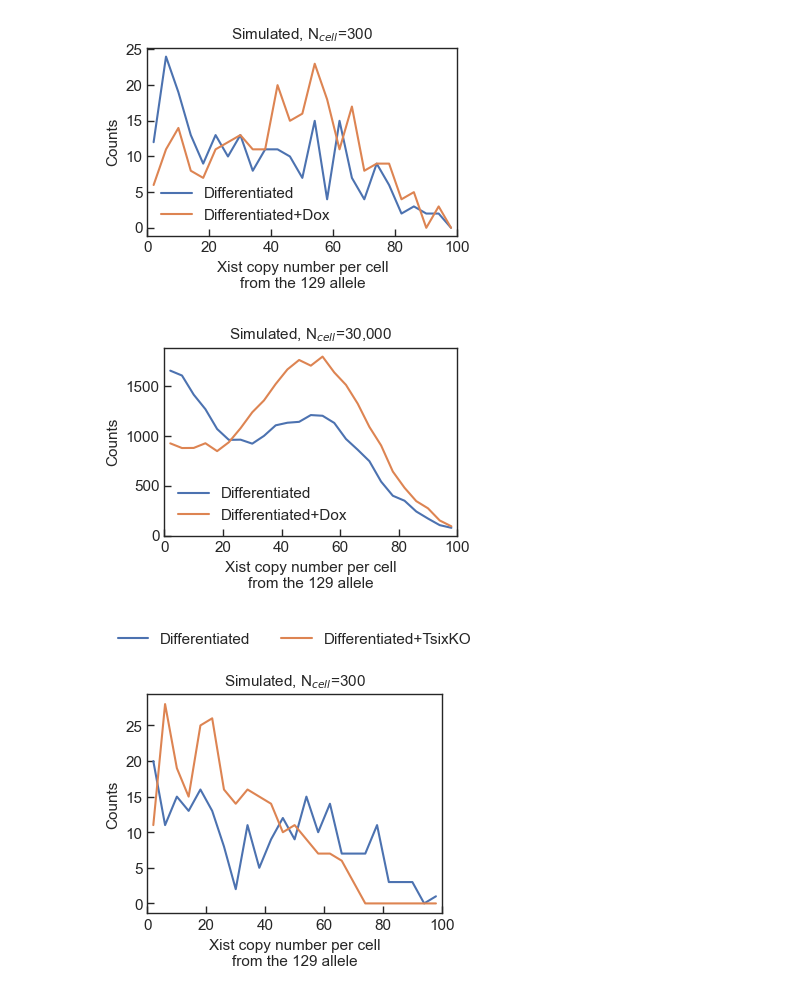
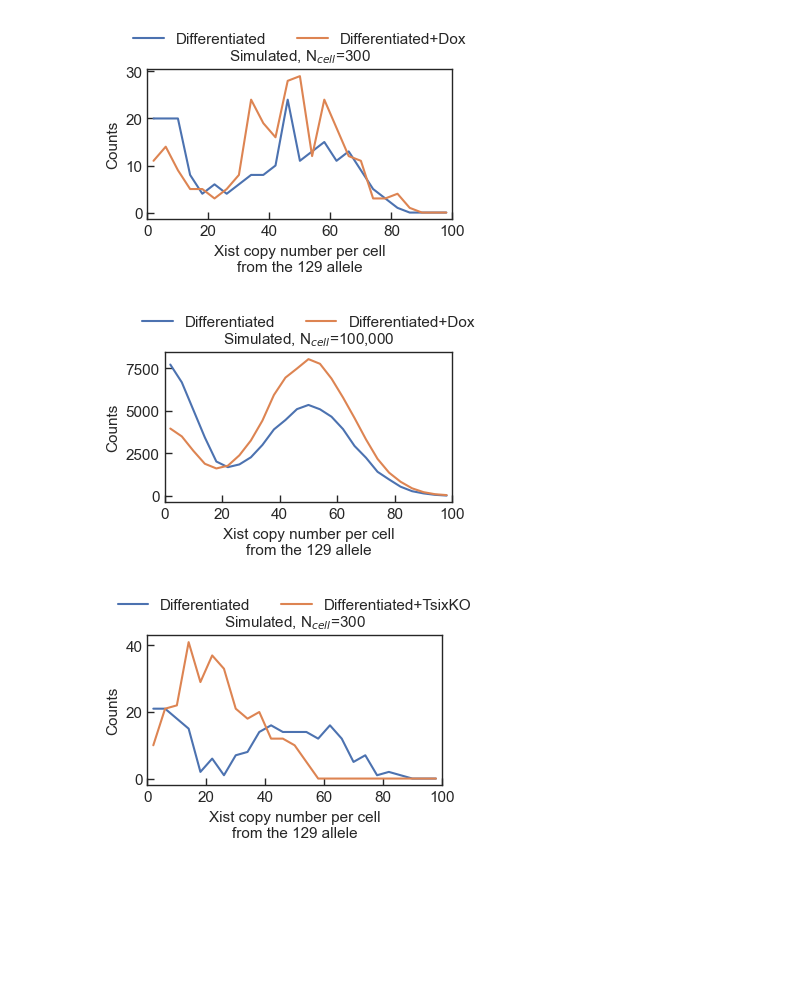
Before and after one commit to Guoming-Gao/GG-general-GuttmanLab, a Jupyter notebook: Simulation-more counts matter.ipynb, the cells around one changed output. Cells and saved outputs as stored; diff of their text form; code cells hidden in the pictures; blank space fills up the shorter version.

```diff
--- a/Simulation-more counts matter.ipynb
+++ b/Simulation-more counts matter.ipynb
@@ -58,8 +49,8 @@ data_Dox = generate_dual_gaussian(20, sigma1, 70, sigma2, N_data, weights_Dox)
 # %%
 # mean1, sigma1, mean2, sigma2, num_points, weights=(0.5, 0.5)
 N_data = 300
-sigma1 = 15
-sigma2 = 20
+sigma1 = 10
+sigma2 = 15
 weights_control = (0.5, 0.5)
 weights_Dox = (0.25, 0.75)
 data_control = generate_dual_gaussian(0, sigma1, 50, sigma2, N_data, weights_control)
@@ -70,40 +61,40 @@ label1 = "Differentiated"
 label2 = "Differentiated+Dox"
 bins = 25
 x_max = 100
 hist_A, bins_edge = np.histogram(data1, bins=bins, range=(0, x_max))
 hist_B, bins_edge = np.histogram(data2, bins=bins, range=(0, x_max))
 midpoints = (bins_edge[:-1] + bins_edge[1:]) / 2
 plt.figure(figsize=(4, 3))
 # plot data
 plt.plot(midpoints, hist_A, label=label1)
 plt.plot(midpoints, hist_B, label=label2)
 # plot ground truth
 plt.xlim(0, x_max)
-plt.legend(frameon=False, loc=3)
+plt.legend(frameon=False, loc='center', bbox_to_anchor=[0.5, 1.2], ncol=2)
 # adjust
 plt.title(r"Simulated, N$_{cell}$=" + f"{data1.size:,}", fontsize=11)
 plt.xlabel("Xist copy number per cell\nfrom the 129 allele", fontsize=11)
 plt.ylabel(r"Counts", fontsize=11)
 plt.gca().spines[:].set_linewidth(1)
 plt.gca().tick_params(
     axis="both",
     which="major",
     labelsize=11,
     direction="in",
     bottom=True,
     left=True,
     length=5,
     width=1,
 )
 plt.tight_layout()
 plt.savefig("simulation-Dox_case-hist-sparse.png", format="png", dpi=300)
 # %% [output]
-[figure, old version]
+[figure, new version]
 # %%
 # mean1, sigma1, mean2, sigma2, num_points, weights=(0.5, 0.5)
-N_data = 30000
-sigma1 = 15
-sigma2 = 20
+N_data = 100000
+sigma1 = 10
+sigma2 = 15
 weights_control = (0.5, 0.5)
 weights_Dox = (0.25, 0.75)
 data_control = generate_dual_gaussian(0, sigma1, 50, sigma2, N_data, weights_control)
@@ -123,7 +114,7 @@ plt.plot(midpoints, hist_A, label=label1)
 plt.plot(midpoints, hist_B, label=label2)
 # plot ground truth
 plt.xlim(0, x_max)
-plt.legend(frameon=False)
+plt.legend(frameon=False, loc='center', bbox_to_anchor=[0.5, 1.2], ncol=2)
 # adjust
 plt.title(r"Simulated, N$_{cell}$=" + f"{data1.size:,}", fontsize=11)
 plt.xlabel("Xist copy number per cell\nfrom the 129 allele", fontsize=11)
@@ -142,5 +133,5 @@ plt.gca().tick_params(
 plt.tight_layout()
 plt.savefig("simulation-Dox_case-hist-dense.png", format="png", dpi=300)
 # %% [output]
-[figure, old version]
+[figure, new version]
 # %%
@@ -181,8 +172,8 @@ def discrete_state_spectrum(num_points, mean_range=(0, 50), sigma_range=(10, 20)
     return samples
 # %%
 N_data = 300
-sigma1 = 15
-sigma2 = 20
+sigma1 = 10
+sigma2 = 15
 weights_control = (0.5, 0.5)
 weights_Dox = (0.25, 0.75)
 data_control = generate_dual_gaussian(0, sigma1, 50, sigma2, N_data, weights_control)
@@ -196,13 +187,13 @@ x_max = 100
 hist_A, bins_edge = np.histogram(data1, bins=bins, range=(0, x_max))
 hist_B, bins_edge = np.histogram(data2, bins=bins, range=(0, x_max))
 midpoints = (bins_edge[:-1] + bins_edge[1:]) / 2
-plt.figure(figsize=(4, 4))
+plt.figure(figsize=(4, 3))
 # plot data
 plt.plot(midpoints, hist_A, label=label1)
 plt.plot(midpoints, hist_B, label=label2)
 # plot ground truth
 plt.xlim(0, x_max)
-plt.legend(frameon=False, loc='center', bbox_to_anchor=[0.5, 1.25], ncol=2)
+plt.legend(frameon=False, loc='center', bbox_to_anchor=[0.5, 1.2], ncol=2)
 # adjust
 plt.title(r"Simulated, N$_{cell}$=" + f"{data1.size:,}", fontsize=11)
 plt.xlabel("Xist copy number per cell\nfrom the 129 allele", fontsize=11)
@@ -221,5 +212,5 @@ plt.gca().tick_params(
 plt.tight_layout()
 plt.savefig("simulation-Tsix_case-hist-sparse.png", format="png", dpi=300)
 # %% [output]
-[figure, old version]
+[figure, new version]
 # %%
```
Also changed, not shown: parts of 3 cells of this notebook.
